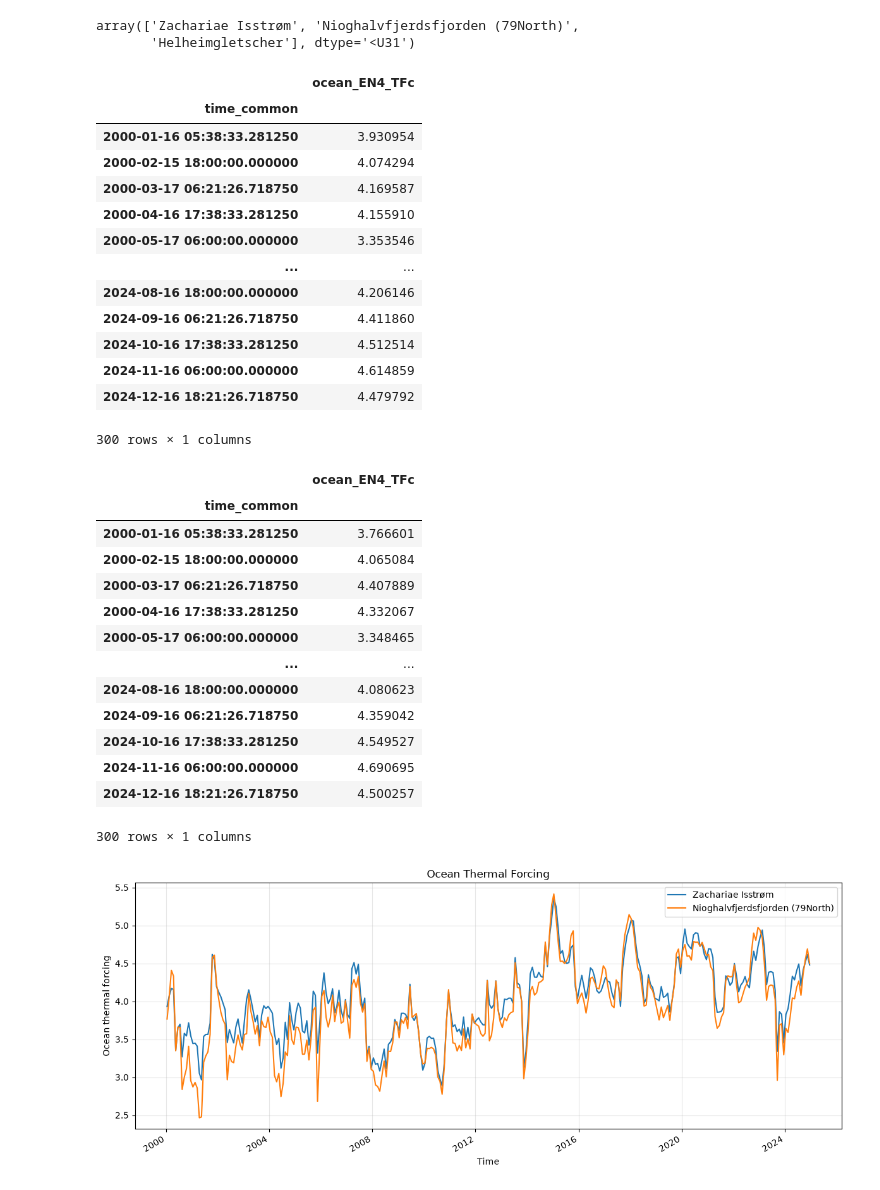
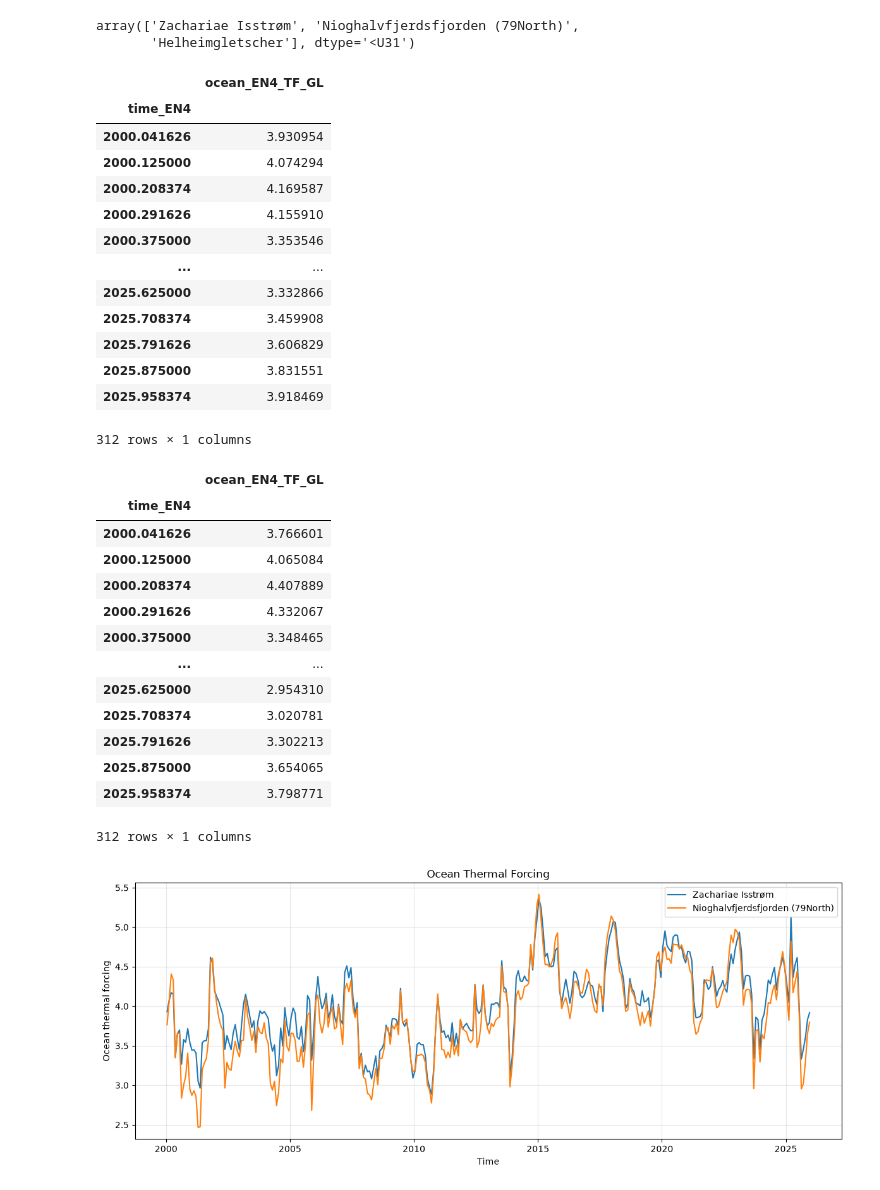
Before and after one commit to cjense/negis-seasonality, a Jupyter notebook: examine_oceanthermalforcing.ipynb, the cells around one changed output. Saved outputs shown, nothing was run; the diff lists cells and outputs as text; code cells hidden in the pictures.

Commit message:
update OTF product to have correct time period

```diff
--- a/examine_oceanthermalforcing.ipynb
+++ b/examine_oceanthermalforcing.ipynb
@@ -95,62 +98,62 @@ ds.glacier_name.values
 array(['Zachariae Isstrøm', 'Nioghalvfjerdsfjorden (79North)',
        'Helheimgletscher'], dtype='<U31')
 # %%
-zach = ds.ocean_EN4_TFc.sel(glacier=0)
+zach = ds.ocean_EN4_TF_GL.sel(glacier=0)
 zachdf = zach.to_dataframe()
 zachdf = zachdf.drop(columns=['glacier', 'glacier_name'])
 zachdf.to_parquet('s3://gaia/cjense/data/oceanthermalforcing/EN4forcing_ZI.parquet', storage_options=storage_options)
 zachdf
 # %% [output]
-|  | ocean_EN4_TFc |
-| time_common |  |
-| 2000-01-16 05:38:33.281250 | 3.930954 |
-| 2000-02-15 18:00:00.000000 | 4.074294 |
-| 2000-03-17 06:21:26.718750 | 4.169587 |
-| 2000-04-16 17:38:33.281250 | 4.155910 |
-| 2000-05-17 06:00:00.000000 | 3.353546 |
+|  | ocean_EN4_TF_GL |
+| time_EN4 |  |
+| 2000.041626 | 3.930954 |
+| 2000.125000 | 4.074294 |
+| 2000.208374 | 4.169587 |
+| 2000.291626 | 4.155910 |
+| 2000.375000 | 3.353546 |
 | ... | ... |
-| 2024-08-16 18:00:00.000000 | 4.206146 |
-| 2024-09-16 06:21:26.718750 | 4.411860 |
-| 2024-10-16 17:38:33.281250 | 4.512514 |
-| 2024-11-16 06:00:00.000000 | 4.614859 |
-| 2024-12-16 18:21:26.718750 | 4.479792 |
+| 2025.625000 | 3.332866 |
+| 2025.708374 | 3.459908 |
+| 2025.791626 | 3.606829 |
+| 2025.875000 | 3.831551 |
+| 2025.958374 | 3.918469 |
-300 rows × 1 columns
+312 rows × 1 columns
 # %%
-data79 = ds.ocean_EN4_TFc.sel(glacier=1)
+data79 = ds.ocean_EN4_TF_GL.sel(glacier=1)
 df79 = data79.to_dataframe()
 df79 = df79.drop(columns=['glacier', 'glacier_name'])
 df79.to_parquet('s3://gaia/cjense/data/oceanthermalforcing/EN4forcing_79N.parquet', storage_options=storage_options)
 df79
 # %% [output]
-|  | ocean_EN4_TFc |
-| time_common |  |
-| 2000-01-16 05:38:33.281250 | 3.766601 |
-| 2000-02-15 18:00:00.000000 | 4.065084 |
-| 2000-03-17 06:21:26.718750 | 4.407889 |
-| 2000-04-16 17:38:33.281250 | 4.332067 |
-| 2000-05-17 06:00:00.000000 | 3.348465 |
+|  | ocean_EN4_TF_GL |
+| time_EN4 |  |
+| 2000.041626 | 3.766601 |
+| 2000.125000 | 4.065084 |
+| 2000.208374 | 4.407889 |
+| 2000.291626 | 4.332067 |
+| 2000.375000 | 3.348465 |
 | ... | ... |
-| 2024-08-16 18:00:00.000000 | 4.080623 |
-| 2024-09-16 06:21:26.718750 | 4.359042 |
-| 2024-10-16 17:38:33.281250 | 4.549527 |
-| 2024-11-16 06:00:00.000000 | 4.690695 |
-| 2024-12-16 18:21:26.718750 | 4.500257 |
+| 2025.625000 | 2.954310 |
+| 2025.708374 | 3.020781 |
+| 2025.791626 | 3.302213 |
+| 2025.875000 | 3.654065 |
+| 2025.958374 | 3.798771 |
-300 rows × 1 columns
+312 rows × 1 columns
 # %%
 fig, ax = plt.subplots(figsize=(12, 5))
 
-zachdf["ocean_EN4_TFc"].plot(ax=ax, label="Zachariae Isstrøm")
-df79["ocean_EN4_TFc"].plot(ax=ax, label="Nioghalvfjerdsfjorden (79North)")
+zachdf["ocean_EN4_TF_GL"].plot(ax=ax, label="Zachariae Isstrøm")
+df79["ocean_EN4_TF_GL"].plot(ax=ax, label="Nioghalvfjerdsfjorden (79North)")
 
 ax.set_xlabel("Time")
 ax.set_ylabel("Ocean thermal forcing")
 ax.set_title("Ocean Thermal Forcing")
 ax.legend()
 ax.grid(True, alpha=0.3)
 
 plt.savefig('figures/oceanthermalforcing.png', dpi=300)
 
 plt.tight_layout()
 plt.show()
 # %% [output]
-[figure, old version]
+[figure, new version]
```
Also changed, not shown: parts of 2 cells of this notebook.
